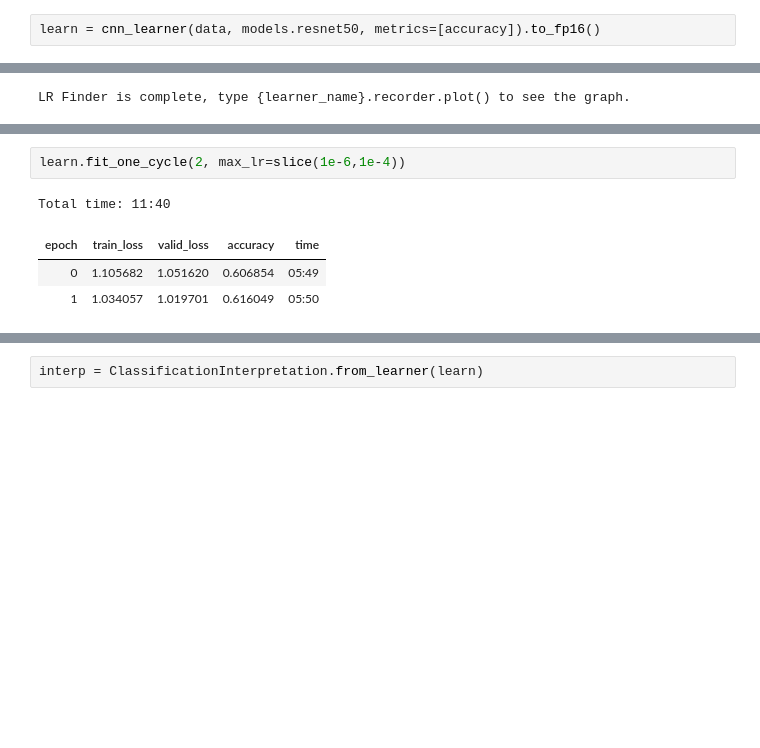
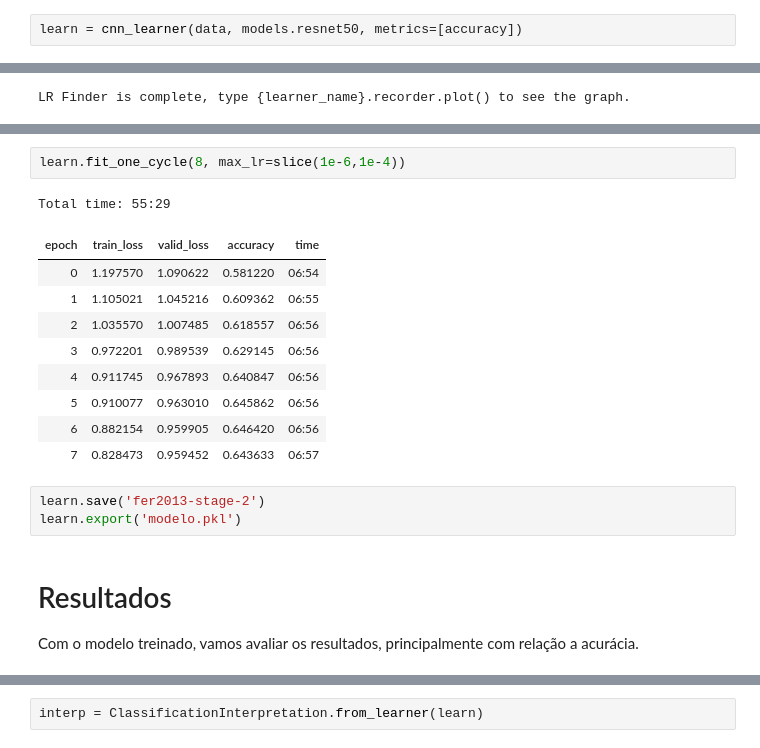
Before and after one commit to leonsolon/face-expression, a Jupyter notebook: laboratorio-01-fastai-DL1-2019-v1.ipynb, the cells around one changed output, grey strips where cells are left out. Cells and saved outputs as stored; diff of their text form; blank space fills up the shorter version.

```diff
--- a/laboratorio-01-fastai-DL1-2019-v1.ipynb
+++ b/laboratorio-01-fastai-DL1-2019-v1.ipynb
@@ -275,7 +312,7 @@ data.classes, data.c, len(data.train_ds), len(data.valid_ds)
 # %% [markdown]
 # Train model (resnet50)
 # %%
-learn = cnn_learner(data, models.resnet50, metrics=[accuracy]).to_fp16()
+learn = cnn_learner(data, models.resnet50, metrics=[accuracy])
 # %%
 learn.fit_one_cycle(4)
 # %% [output]
@@ -321,8 +360,21 @@ learn.recorder.plot()
 # %%
-learn.fit_one_cycle(2, max_lr=slice(1e-6,1e-4))
+learn.fit_one_cycle(8, max_lr=slice(1e-6,1e-4))
 # %% [output]
-Total time: 11:40
+Total time: 55:29
 | epoch | train_loss | valid_loss | accuracy | time |
-| 0 | 1.105682 | 1.051620 | 0.606854 | 05:49 |
-| 1 | 1.034057 | 1.019701 | 0.616049 | 05:50 |
+| 0 | 1.197570 | 1.090622 | 0.581220 | 06:54 |
+| 1 | 1.105021 | 1.045216 | 0.609362 | 06:55 |
+| 2 | 1.035570 | 1.007485 | 0.618557 | 06:56 |
+| 3 | 0.972201 | 0.989539 | 0.629145 | 06:56 |
+| 4 | 0.911745 | 0.967893 | 0.640847 | 06:56 |
+| 5 | 0.910077 | 0.963010 | 0.645862 | 06:56 |
+| 6 | 0.882154 | 0.959905 | 0.646420 | 06:56 |
+| 7 | 0.828473 | 0.959452 | 0.643633 | 06:57 |
+# %%
+learn.save('fer2013-stage-2')
+learn.export('modelo.pkl')
+# %% [markdown]
+# Resultados
+
+Com o modelo treinado, vamos avaliar os resultados, principalmente com relação a acurácia.
 # %%
```
Also changed, not shown: parts of 60 cells of this notebook.
